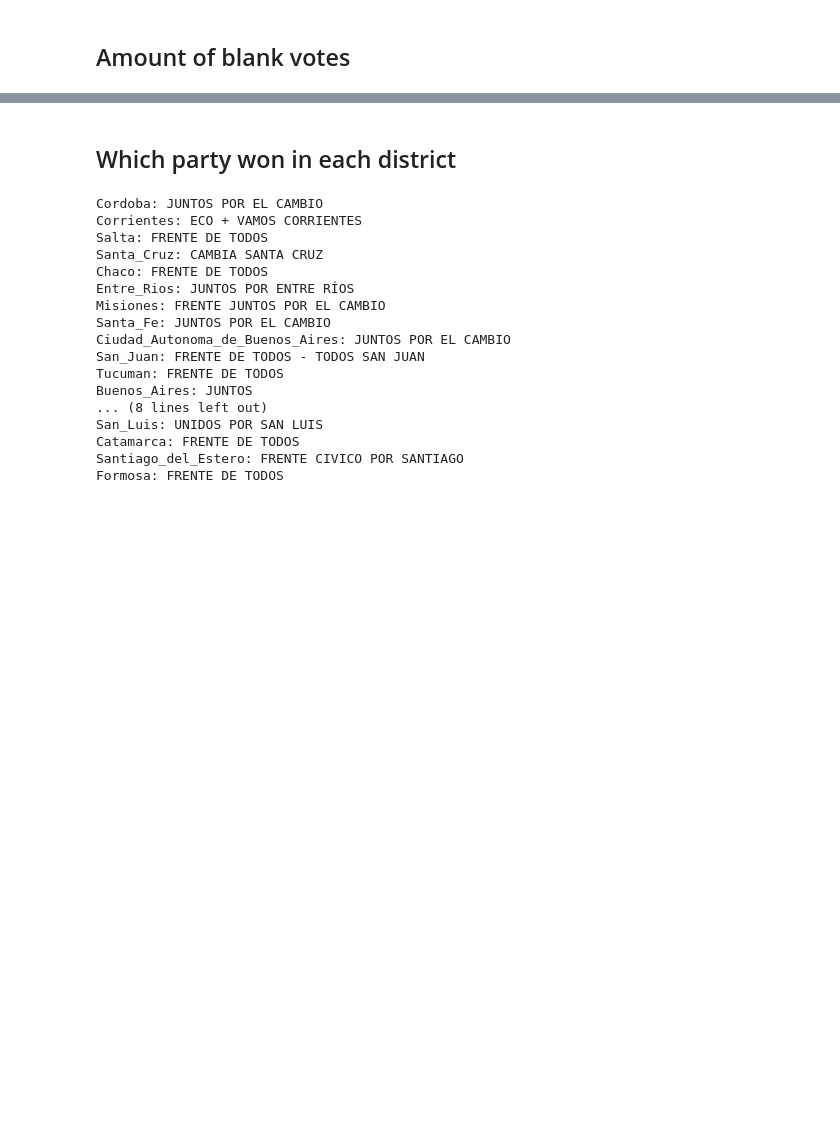
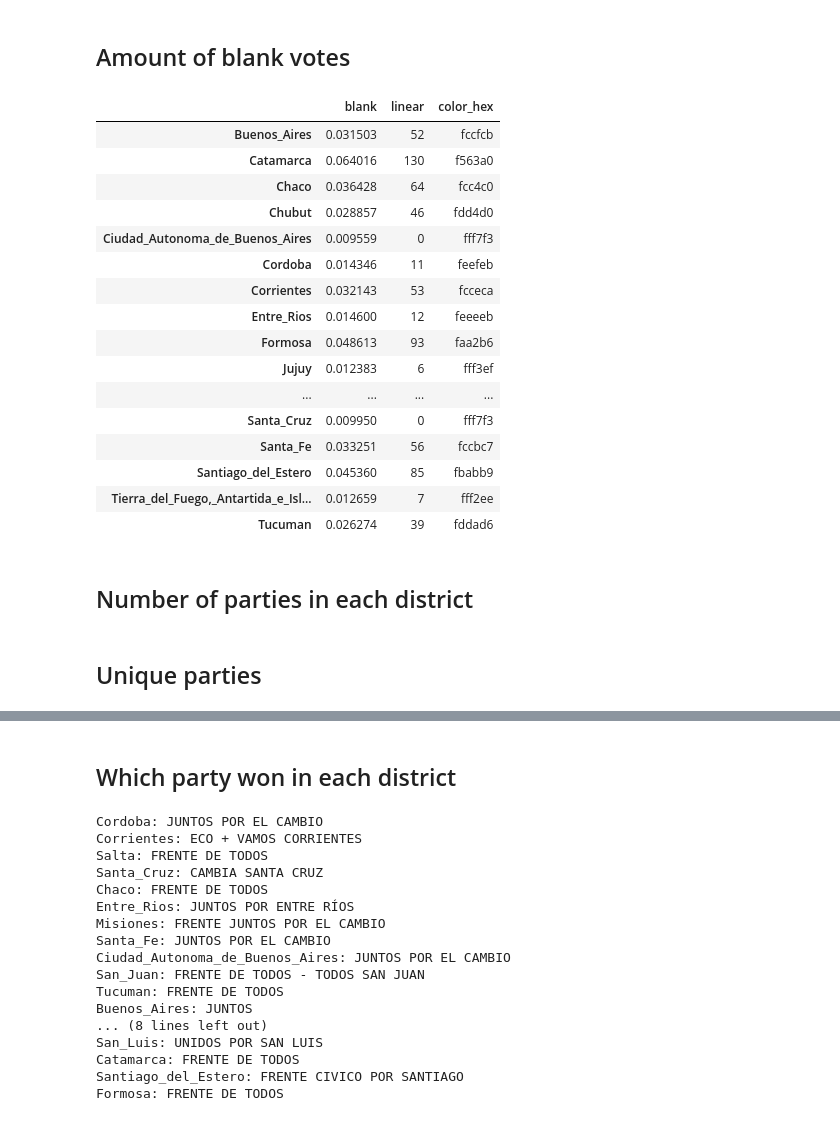
Before and after one commit to mattiasJohnson/infoviz-elecciones, a Jupyter notebook: infoviz_final.ipynb, the cells around one changed output, grey strips where cells are left out. Saved outputs shown, nothing was run; the diff lists cells and outputs as text; code cells hidden in the pictures; blank space fills up the shorter version.

```diff
--- a/infoviz_final.ipynb
+++ b/infoviz_final.ipynb
@@ -234,0 +304,22 @@ createSvgProvinces(df_blank, dict_min_max, color_map_name, "blank")
+# %%
+df_blank
+# %% [output]
+|  | blank | linear | color_hex |
+| Buenos_Aires | 0.031503 | 52 | fccfcb |
+| Catamarca | 0.064016 | 130 | f563a0 |
+| Chaco | 0.036428 | 64 | fcc4c0 |
+| Chubut | 0.028857 | 46 | fdd4d0 |
+| Ciudad_Autonoma_de_Buenos_Aires | 0.009559 | 0 | fff7f3 |
+| Cordoba | 0.014346 | 11 | feefeb |
+| Corrientes | 0.032143 | 53 | fcceca |
+| Entre_Rios | 0.014600 | 12 | feeeeb |
+| Formosa | 0.048613 | 93 | faa2b6 |
+| Jujuy | 0.012383 | 6 | fff3ef |
+| ... | ... | ... | ... |
+| Santa_Cruz | 0.009950 | 0 | fff7f3 |
+| Santa_Fe | 0.033251 | 56 | fccbc7 |
+| Santiago_del_Estero | 0.045360 | 85 | fbabb9 |
+| Tierra_del_Fuego,_Antartida_e_Isl... | 0.012659 | 7 | fff2ee |
+| Tucuman | 0.026274 | 39 | fddad6 |
+# %% [markdown]
+## Number of parties in each district
@@ -234,0 +353,2 @@ createSvgProvinces(df_blank, dict_min_max, color_map_name, "blank")
+# %% [markdown]
+## Unique parties
```
Also changed, not shown: parts of 10 cells of this notebook.
